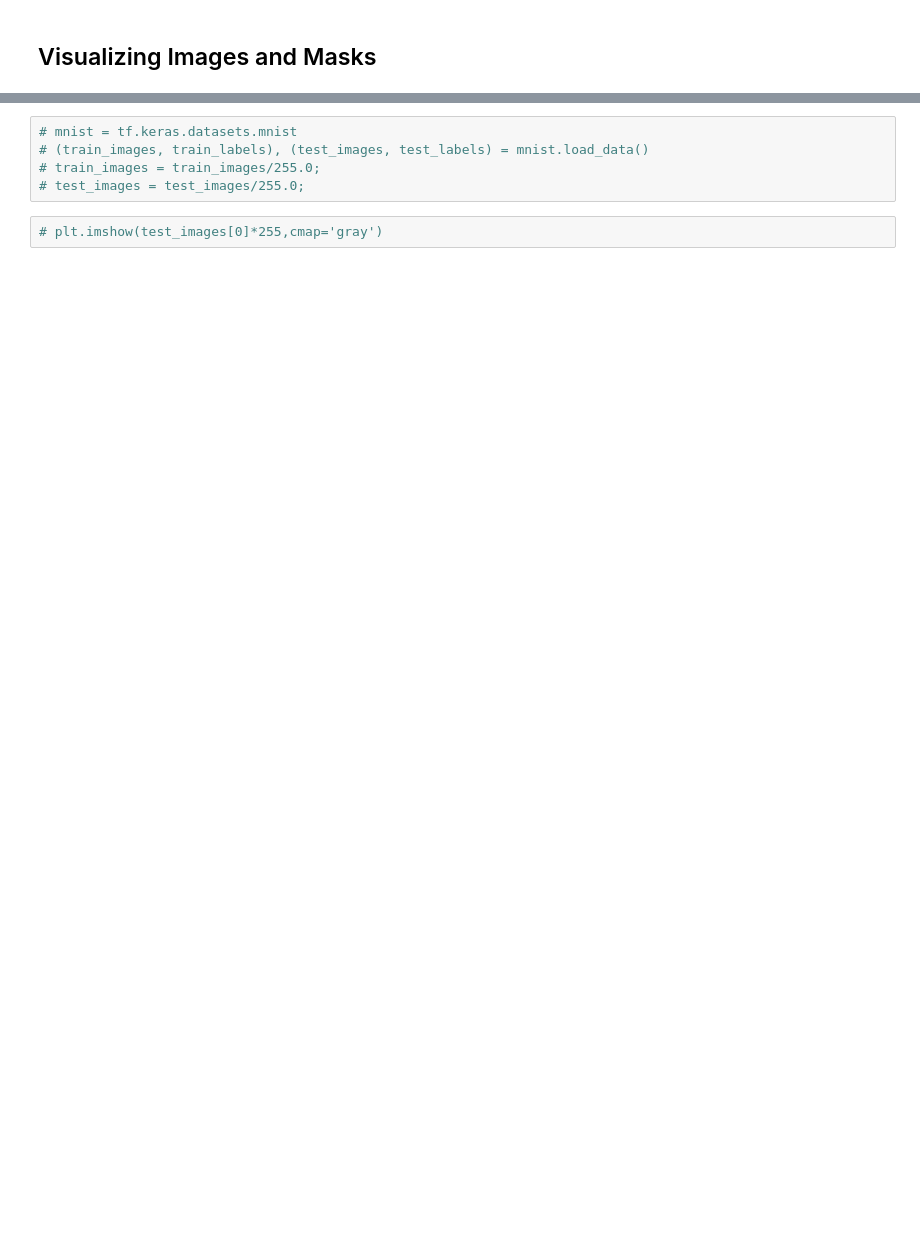
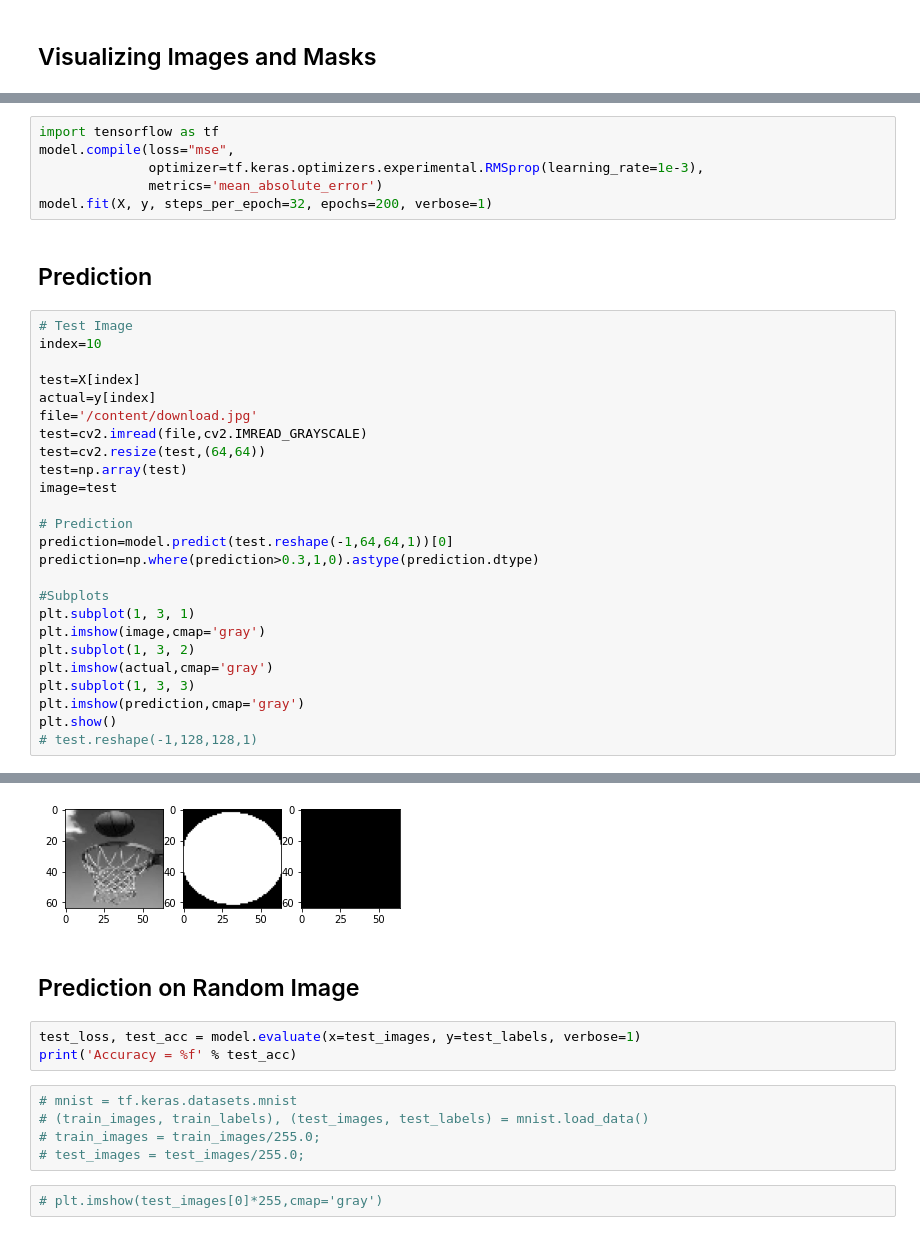
Before and after one commit to nnilayy/Ground-Zero, a Jupyter notebook: Segmentation.ipynb, the cells around one changed output, grey strips where cells are left out. Saved outputs shown, nothing was run; the diff lists cells and outputs as text; blank space fills up the shorter version.

```diff
--- a/Segmentation.ipynb
+++ b/Segmentation.ipynb
@@ -51,0 +140,34 @@ plt.show()
+# %%
+import tensorflow as tf
+model.compile(loss="mse",
+              optimizer=tf.keras.optimizers.experimental.RMSprop(learning_rate=1e-3),
+              metrics='mean_absolute_error')
+model.fit(X, y, steps_per_epoch=32, epochs=200, verbose=1)
+# %% [markdown]
+## Prediction
+# %%
+# Test Image
+index=10
+
+test=X[index]
+actual=y[index]
+file='/content/download.jpg'
+test=cv2.imread(file,cv2.IMREAD_GRAYSCALE)
+test=cv2.resize(test,(64,64))
+test=np.array(test)
+image=test
+
+# Prediction
+prediction=model.predict(test.reshape(-1,64,64,1))[0]
+prediction=np.where(prediction>0.3,1,0).astype(prediction.dtype)
+
+#Subplots
+plt.subplot(1, 3, 1)
+plt.imshow(image,cmap='gray')
+plt.subplot(1, 3, 2)
+plt.imshow(actual,cmap='gray')
+plt.subplot(1, 3, 3)
+plt.imshow(prediction,cmap='gray')
+plt.show()
+# test.reshape(-1,128,128,1)
+# %% [output]
@@ -52,3 +175,9 @@ plt.show()
+[figure, added]
+# %% [markdown]
+## Prediction on Random Image
+# %%
+test_loss, test_acc = model.evaluate(x=test_images, y=test_labels, verbose=1)
+print('Accuracy = %f' % test_acc)
 # %%
 # mnist = tf.keras.datasets.mnist
 # (train_images, train_labels), (test_images, test_labels) = mnist.load_data()
```
Also changed, not shown: parts of 21 cells of this notebook.
